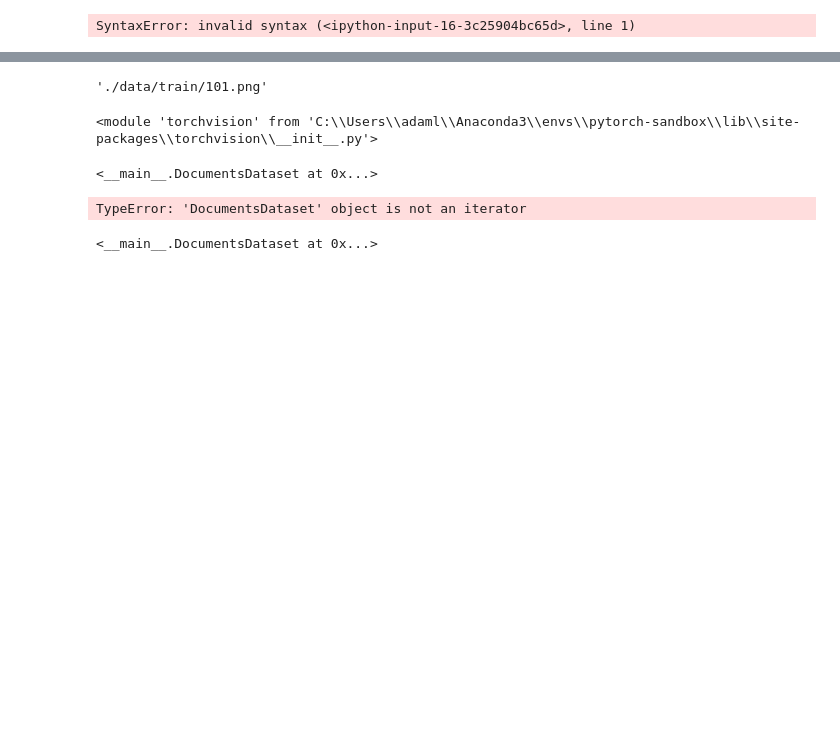
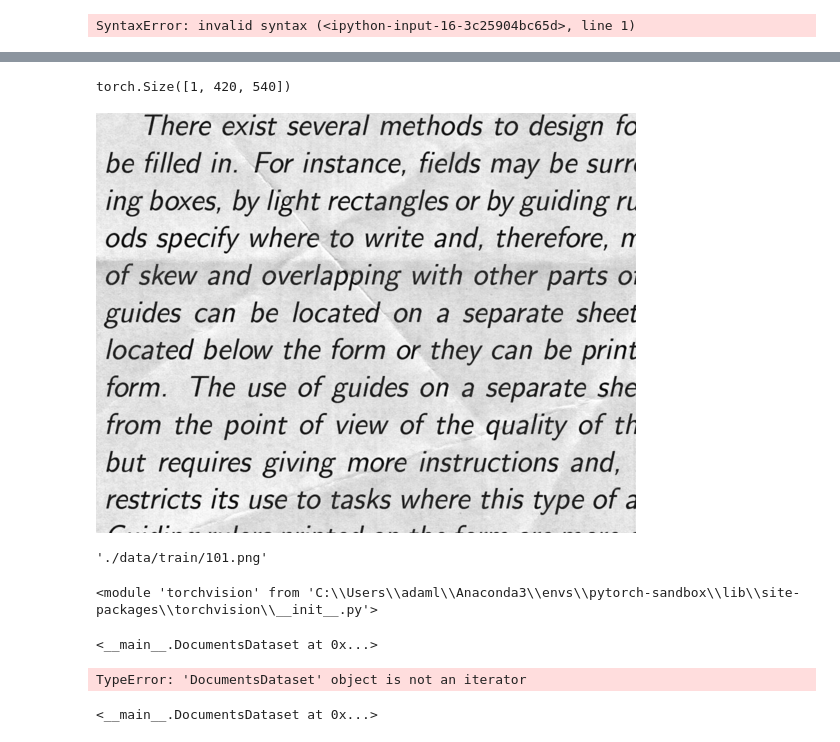
Before and after one commit to jimzers/denoising-docs, a Jupyter notebook: autoencoder_denoising.ipynb, the cells around one changed output, grey strips where cells are left out. Drawn from its saved outputs; the diff is of its cells as text; code cells hidden in the pictures; blank space fills up the shorter version.

```diff
--- a/autoencoder_denoising.ipynb
+++ b/autoencoder_denoising.ipynb
@@ -92,3 +214,12 @@ class DocumentsDataset(Dataset):
+# %%
+torch.from_numpy(testimg).unsqueeze(0).shape
+# %% [output]
+torch.Size([1, 420, 540])
+# %%
+a = Image.open('./data/train/101.png')
+a
+# %% [output]
+[figure, added]
 # %%
 dirty_dir = './data/train/'
 
```
Also changed, not shown: parts of 23 cells of this notebook.
